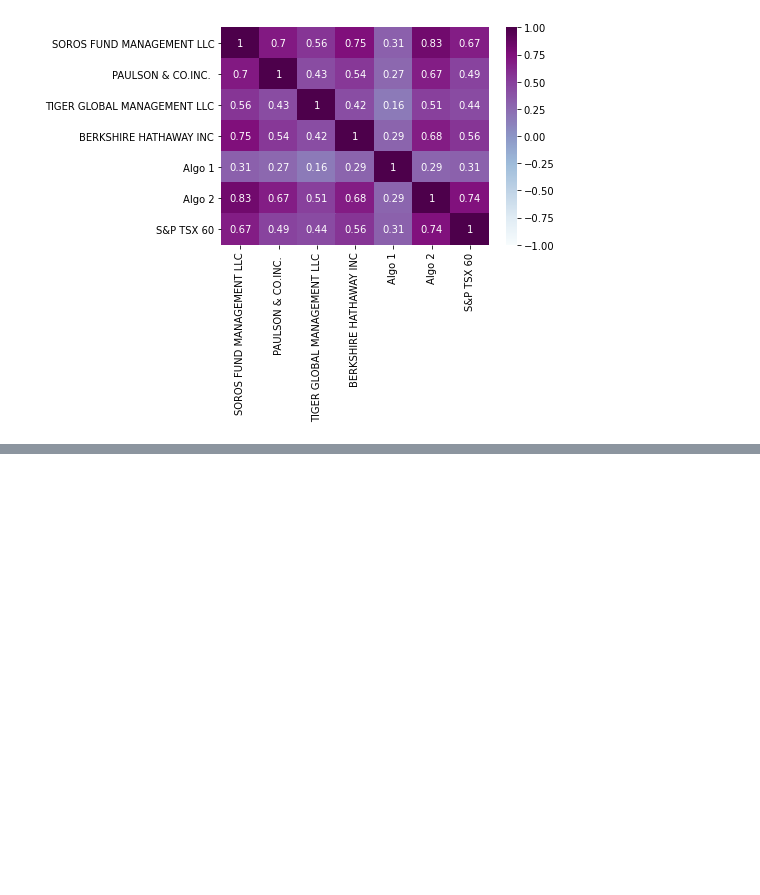
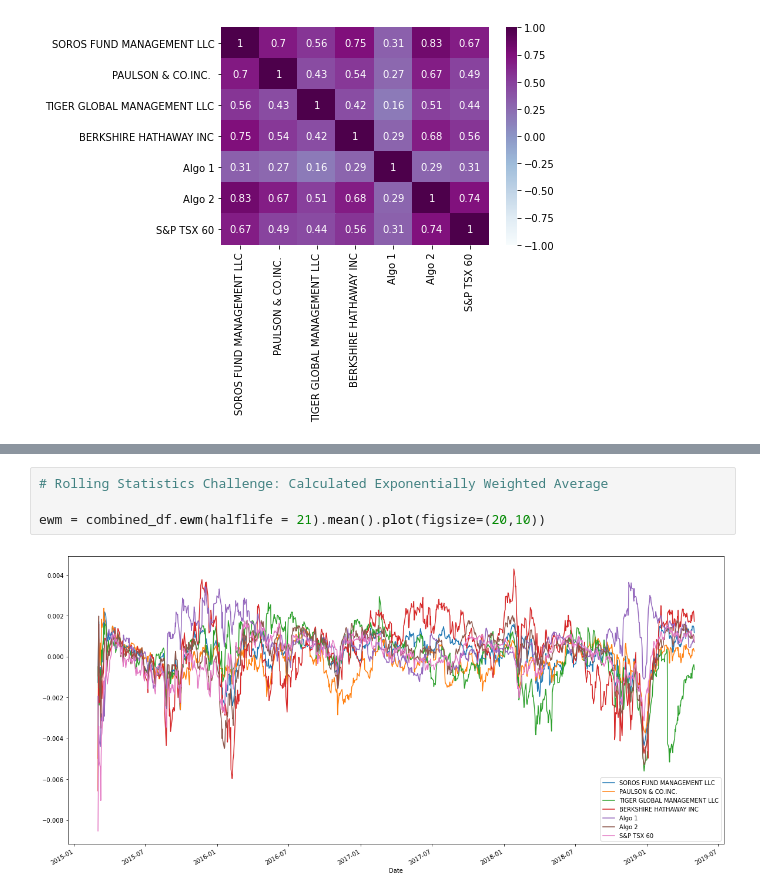
Before and after one commit to AdoboPeanuts/Pandas_Homework, a Jupyter notebook: Pandas/Pandas.ipynb, the cells around one changed output, grey strips where cells are left out. Drawn from its saved outputs; the diff is of its cells as text; blank space fills up the shorter version.

```diff
--- a/Pandas/Pandas.ipynb
+++ b/Pandas/Pandas.ipynb
@@ -504,0 +518,6 @@ sns.heatmap(correlation_df, vmin = -1, vmax = 1, annot=True, cmap="BuPu")
+# %%
+# Rolling Statistics Challenge: Calculated Exponentially Weighted Average
+
+ewm = combined_df.ewm(halflife = 21).mean().plot(figsize=(20,10))
+# %% [output]
+[figure, added]
```
Also changed, not shown: parts of 17 cells of this notebook.
